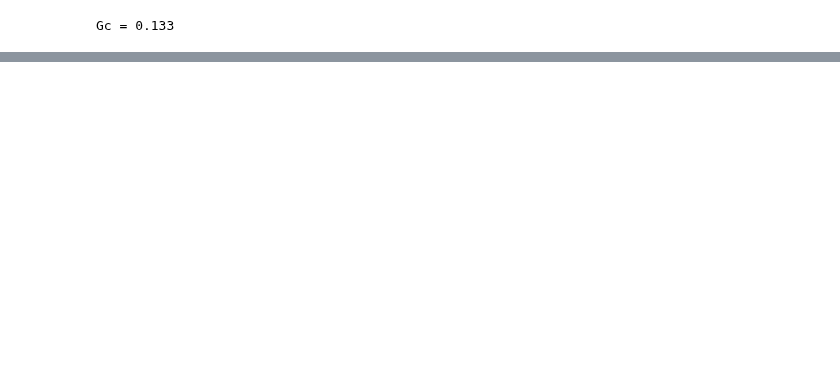
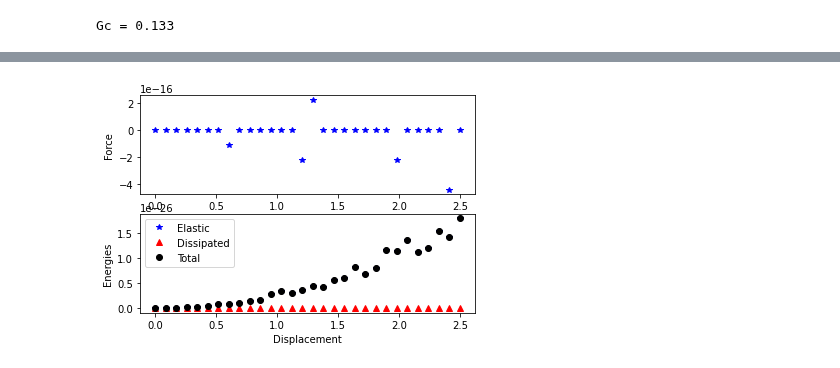
Before and after one commit to kumiori/irrevolutions, a Jupyter notebook: En_passant_Sarah.ipynb, the cells around one changed output, grey strips where cells are left out. Drawn from its saved outputs; the diff is of its cells as text; code cells hidden in the pictures; blank space fills up the shorter version.

```diff
--- a/En_passant_Sarah.ipynb
+++ b/En_passant_Sarah.ipynb
@@ -310,0 +358,26 @@ RuntimeError: ignored
+# %%
+def plot_stress():
+    plt.plot(loads, react_gauche, 'b*', linewidth = 2)
+    plt.xlabel('Displacement')
+    plt.ylabel('Force')
+
+def plot_energy():
+    p1, = plt.plot(loads, energies['elastic'],'b*',linewidth=2)
+    p2, = plt.plot(loads, energies['surface'],'r^',linewidth=2)
+    p3, = plt.plot(loads, energies['total'],'ko',linewidth=2)
+    plt.legend([p1, p2, p3], ["Elastic","Dissipated","Total"])
+    plt.xlabel('Displacement')
+    plt.ylabel('Energies')
+
+
+def plot_energy_stress():
+    plt.subplot(211)
+    plot_stress()
+    plt.subplot(212)
+    plot_energy()
+    plt.savefig('./energies_force.png')
+    plt.show()
+
+plot_energy_stress()
+# %% [output]
+[figure, added]
```
Also changed, not shown: parts of 15 cells of this notebook.
